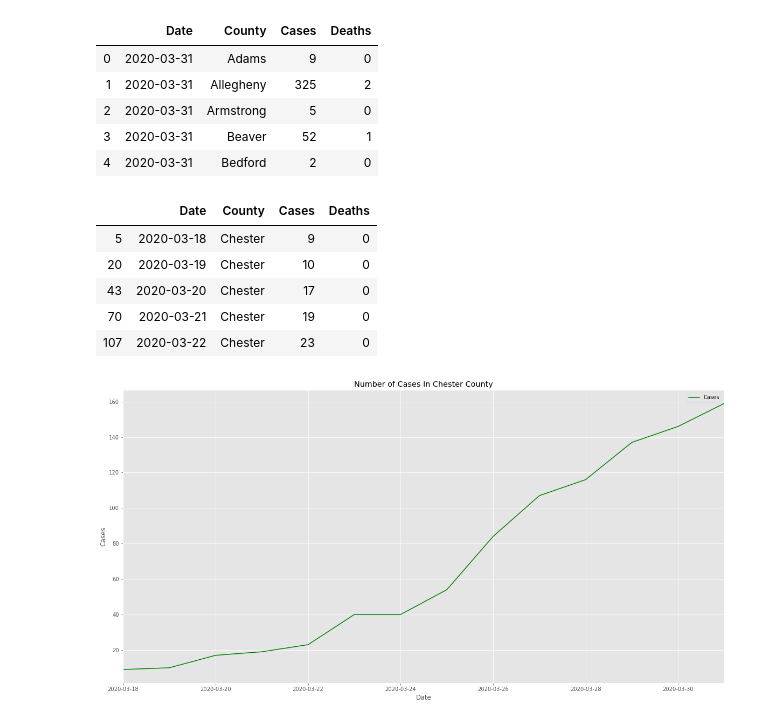
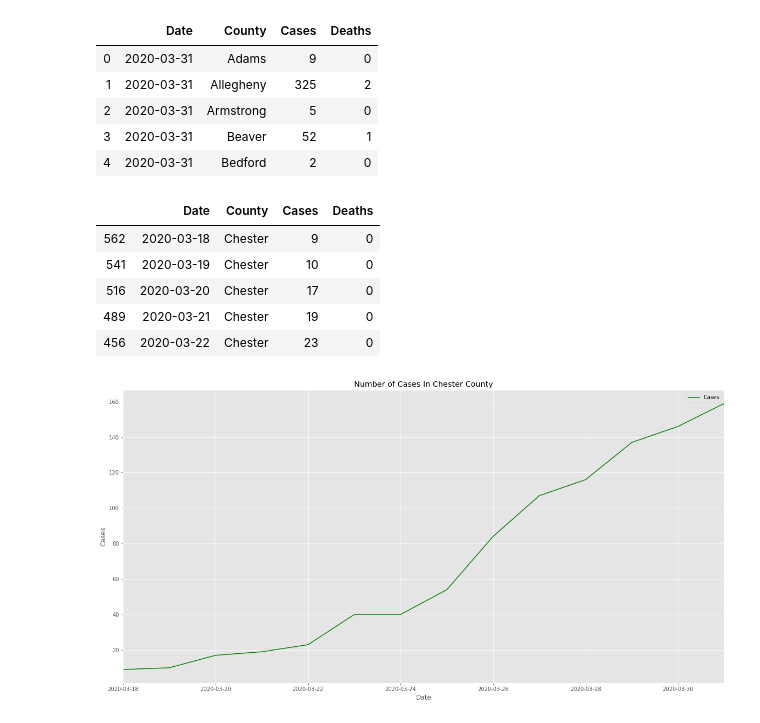
Before and after one commit to bchan01/covid-19-data-analysis, a Jupyter notebook: data-analysis.ipynb, the cells around one changed output. Saved outputs shown, nothing was run; the diff lists cells and outputs as text; code cells hidden in the pictures.

```diff
--- a/data-analysis.ipynb
+++ b/data-analysis.ipynb
@@ -93,15 +96,15 @@ df_counties.head()
 # %%
 county_name = 'Chester'
 df_county = df_counties[df_counties['County']== county_name]
-df_counties = df_counties.sort_values('Date', ascending = True).reset_index(drop=True)
+df_county = df_county.sort_values('Date', ascending = True)
 df_county.head()
 # %% [output]
 |  | Date | County | Cases | Deaths |
-| 5 | 2020-03-18 | Chester | 9 | 0 |
-| 20 | 2020-03-19 | Chester | 10 | 0 |
-| 43 | 2020-03-20 | Chester | 17 | 0 |
-| 70 | 2020-03-21 | Chester | 19 | 0 |
-| 107 | 2020-03-22 | Chester | 23 | 0 |
+| 562 | 2020-03-18 | Chester | 9 | 0 |
+| 541 | 2020-03-19 | Chester | 10 | 0 |
+| 516 | 2020-03-20 | Chester | 17 | 0 |
+| 489 | 2020-03-21 | Chester | 19 | 0 |
+| 456 | 2020-03-22 | Chester | 23 | 0 |
 # %%
 style.use('ggplot')
 ax = plt.gca()
```
Also changed, not shown: parts of 7 cells of this notebook.
